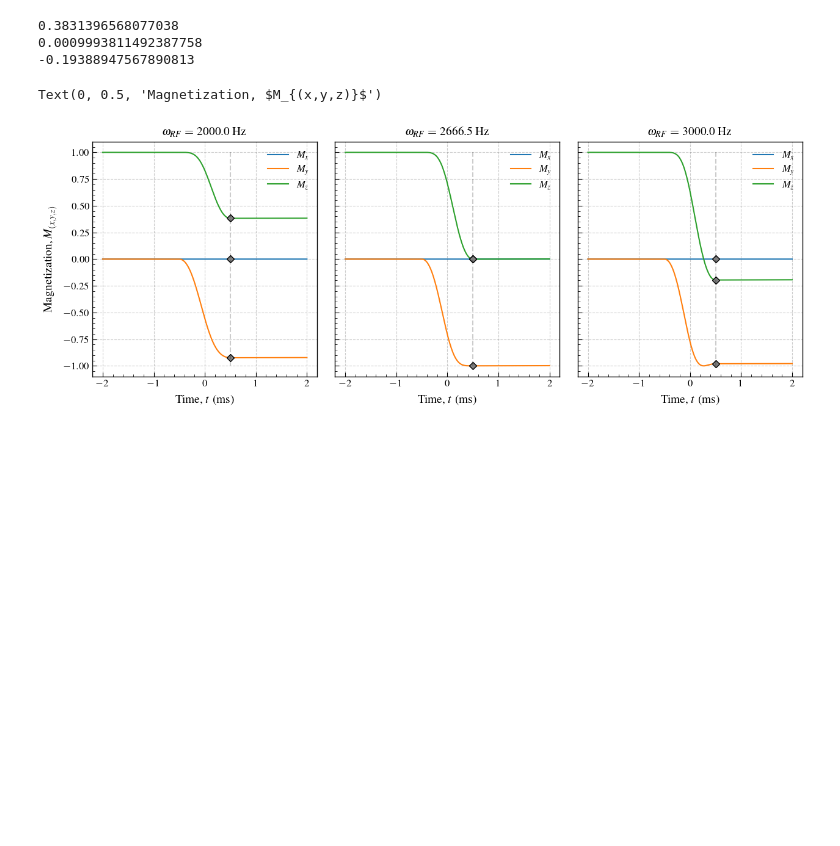
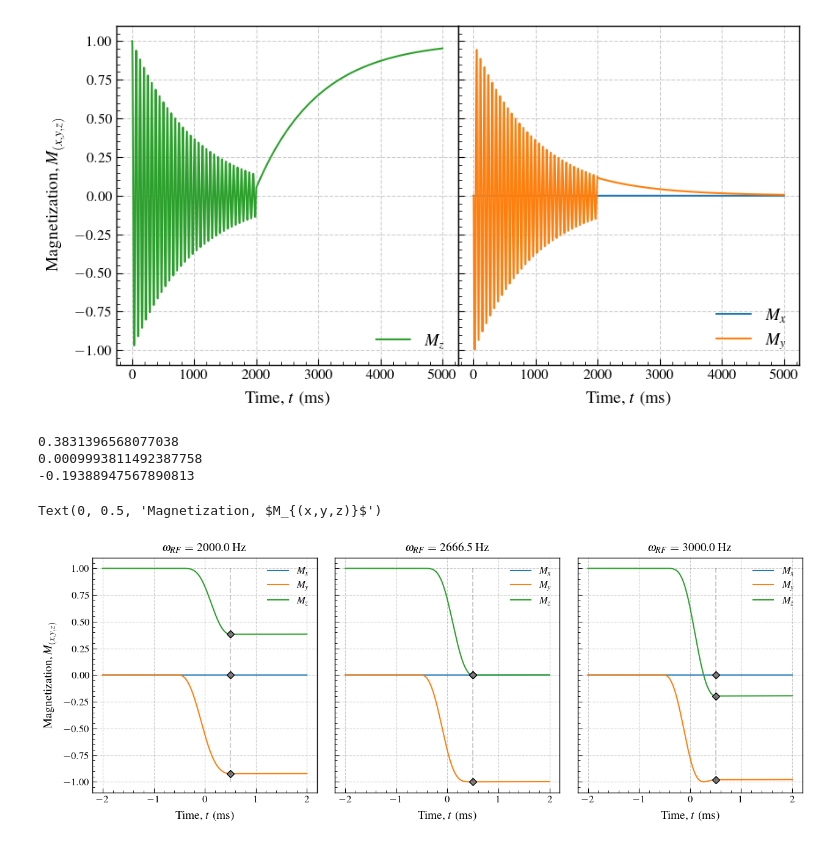
Before and after one commit to nrneubert/AEIEP, a Jupyter notebook: MRI Physics/exercise_2_plots.ipynb, the cells around one changed output. Drawn from its saved outputs; the diff is of its cells as text; code cells hidden in the pictures; blank space fills up the shorter version.

```diff
--- a/MRI Physics/exercise_2_plots.ipynb
+++ b/MRI Physics/exercise_2_plots.ipynb
@@ -67,3 +67,28 @@ def save_fig(fig, name) :
     fig.savefig(f"./Figures/{name}.png", format='png', bbox_inches="tight", dpi=300)
 # %%
 import matplotlib.pyplot as plt
+# %%
+solver = Bloch_Simulator(lower_bound=1e-3, upper_bound=2000e-3, omega_1=1e2)
+
+dt = 0.001*1e-3
+tlin = np.arange(-2e-3, 5000e-3, dt)
+
+sol = solver.solve_ivp(dt=dt, tlin=tlin, x=0, apply_sinc=False)
+# %%
+rows, cols = 1, 2
+fig, ax = plt.subplots(rows, cols,figsize=(5*cols,5*rows), sharey=True)
+fig.subplots_adjust(wspace=0)
+
+ax[1].plot(tlin*1e3, sol.y[0], label='$M_x$', color='tab:blue')
+ax[1].plot(tlin*1e3, sol.y[1], label='$M_y$', color='tab:orange')
+ax[0].plot(tlin*1e3, sol.y[2], label='$M_z$', color='tab:green')
+
+ax[0].set_xlabel("Time, $t$ (ms)")
+ax[1].set_xlabel("Time, $t$ (ms)")
+ax[0].set_ylabel("Magnetization, $M_{(x,y,z)}$")
+ax[0].legend(fontsize=14, loc='lower right')
+ax[1].legend(fontsize=14, loc='lower right')
+ax[0].grid(alpha=0.4)
+ax[1].grid(alpha=0.4)
+# %% [output]
+[figure, added]
```
Also changed, not shown: parts of 1 cell of this notebook, 4 other files.
